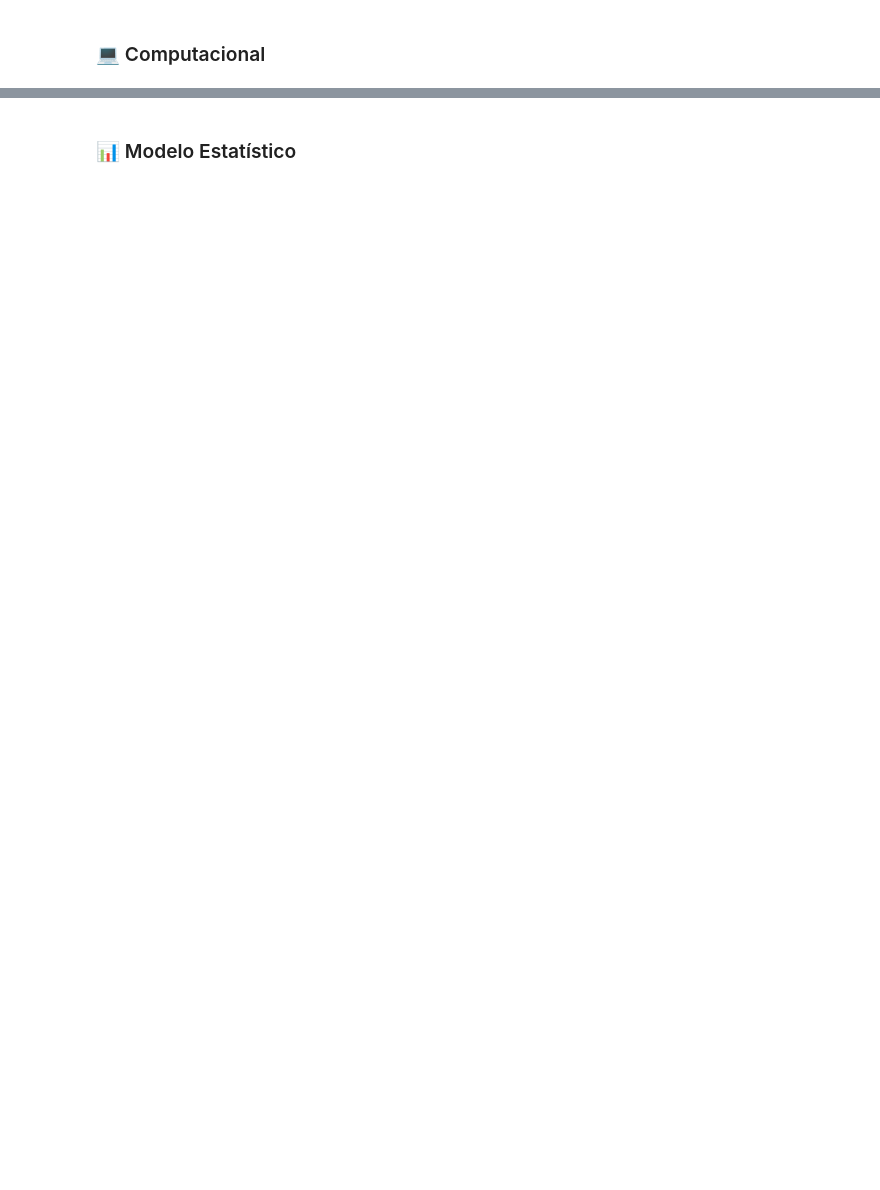
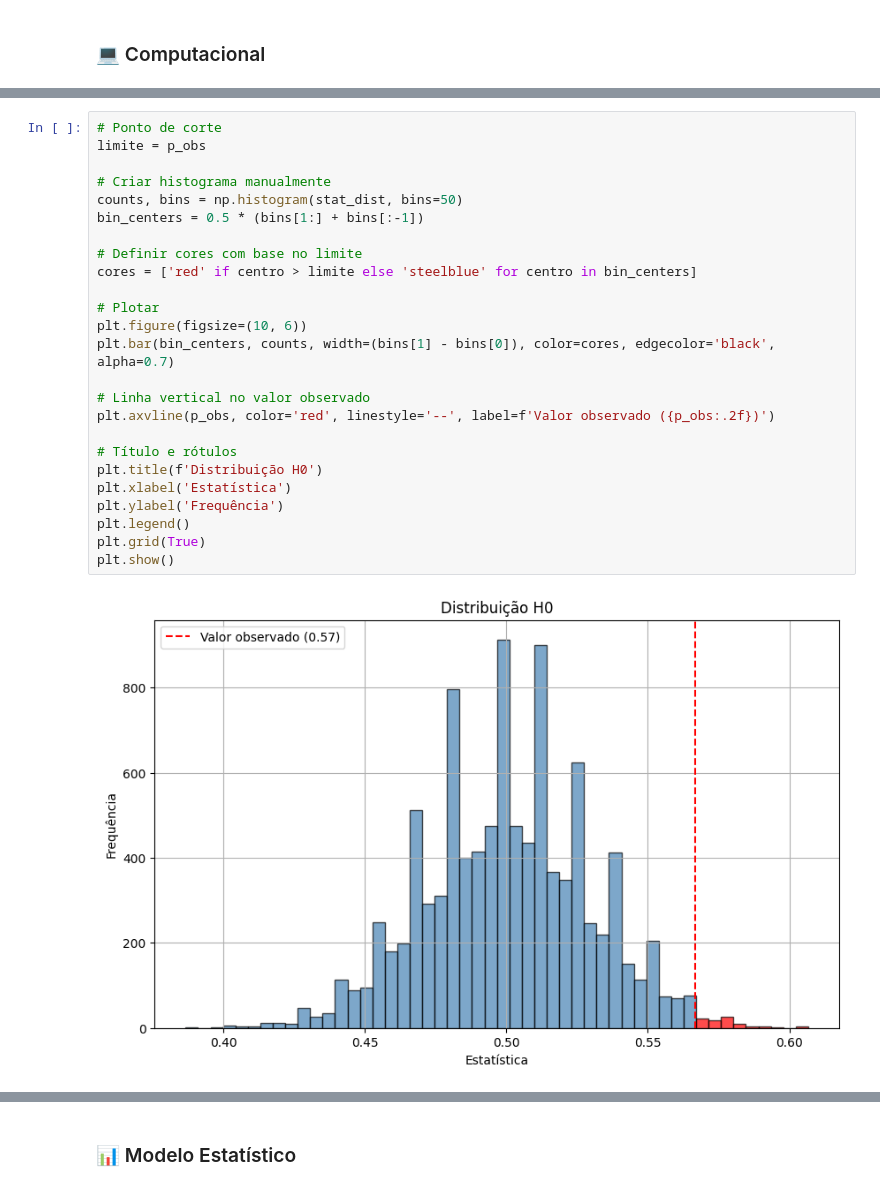
Before and after one commit to pedroDubiela95/inferencia-estatistica-computacional-vs-parametrica, a Jupyter notebook: inferencia.ipynb, the cells around one changed output, grey strips where cells are left out. Cells and saved outputs as stored; diff of their text form; blank space fills up the shorter version.

```diff
--- a/inferencia.ipynb
+++ b/inferencia.ipynb
@@ -209,0 +258,27 @@ O que fizemos foi selecionar 95% dos dados centrais da distribuição amostral d
+# %%
+# Ponto de corte
+limite = p_obs
+
+# Criar histograma manualmente
+counts, bins = np.histogram(stat_dist, bins=50)
+bin_centers = 0.5 * (bins[1:] + bins[:-1])
+
+# Definir cores com base no limite
+cores = ['red' if centro > limite else 'steelblue' for centro in bin_centers]
+
+# Plotar
+plt.figure(figsize=(10, 6))
+plt.bar(bin_centers, counts, width=(bins[1] - bins[0]), color=cores, edgecolor='black', alpha=0.7)
+
+# Linha vertical no valor observado
+plt.axvline(p_obs, color='red', linestyle='--', label=f'Valor observado ({p_obs:.2f})')
+
+# Título e rótulos
+plt.title(f'Distribuição H0')
+plt.xlabel('Estatística')
+plt.ylabel('Frequência')
+plt.legend()
+plt.grid(True)
+plt.show()
+# %% [output]
+[figure, added]
```
Also changed, not shown: parts of 22 cells of this notebook, 2 other files.
